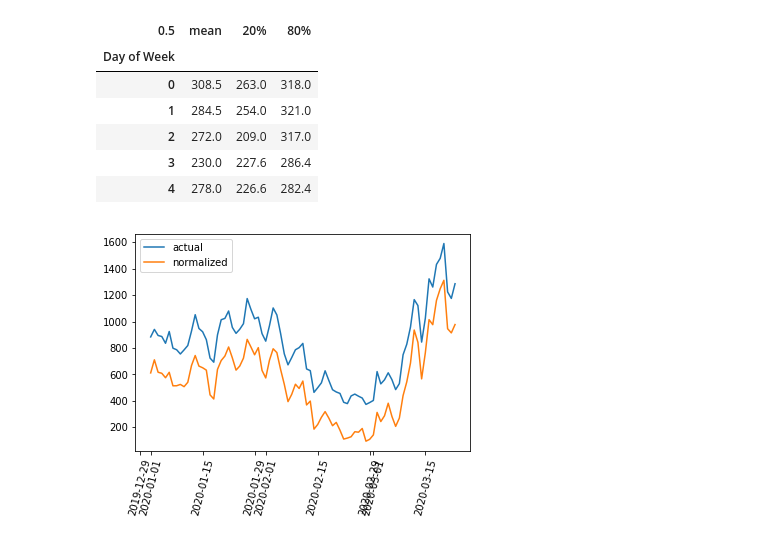
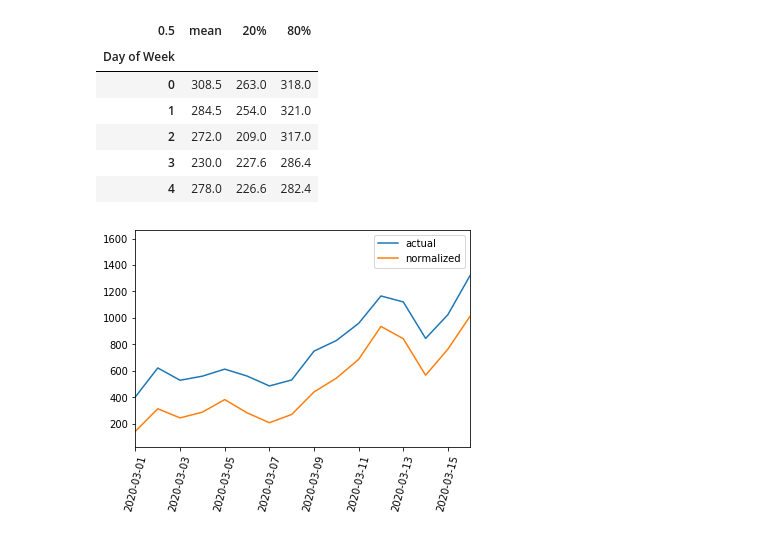
Before and after one commit to syadlowsky/growth-rate-estimation, a Jupyter notebook: Normalizing NYC Baseline.ipynb, the cells around one changed output. Saved outputs shown, nothing was run; the diff lists cells and outputs as text; code cells hidden in the pictures.

```diff
--- a/Normalizing NYC Baseline.ipynb
+++ b/Normalizing NYC Baseline.ipynb
@@ -72,10 +73,11 @@ new_df = subtract_baseline(df,baseline, "80%")
 # %%
 plt.plot(new_df['Date'],new_df['Count'],label='actual')
 plt.plot(new_df['Date'],new_df['Normalized Count mean baseline'],label='normalized')
 plt.legend()
+plt.xlim(('2020-03-01', '2020-03-16'))
 plt.xticks(rotation=75);
 # %% [output]
-[figure, old version]
+[figure, new version]
 # %%
 plt.plot(new_df['Date'],new_df['Count'],label='actual')
 plt.plot(new_df['Date'],new_df['Normalized Count mean baseline'],label='normalized')
```
Also changed, not shown: parts of 7 cells of this notebook, 9 other files.
